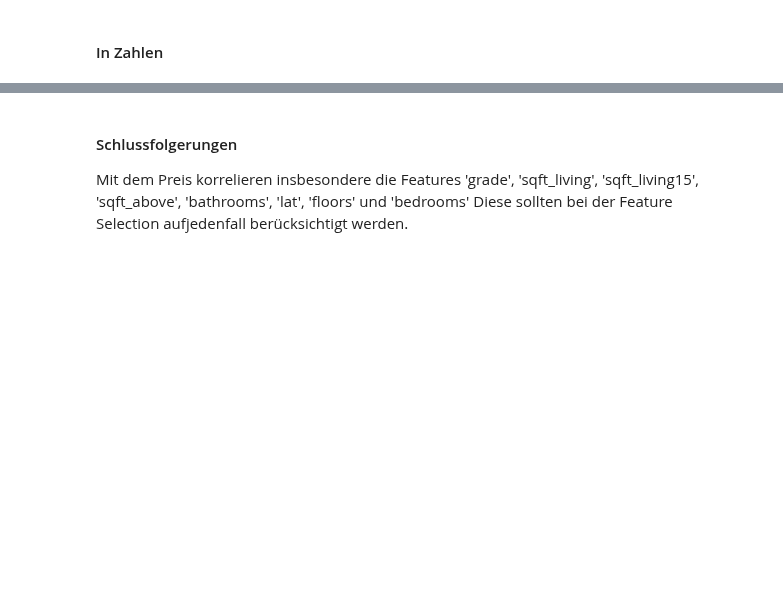
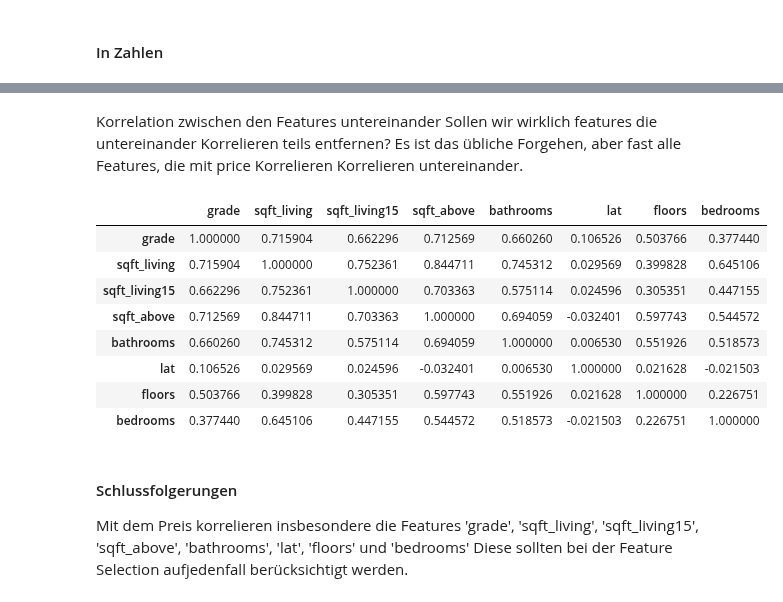
Before and after one commit to robring/advancedDatascience_CaseStudy, a Jupyter notebook: 01_Exploration.ipynb, the cells around one changed output, grey strips where cells are left out. Drawn from its saved outputs; the diff is of its cells as text; code cells hidden in the pictures; blank space fills up the shorter version.

```diff
--- a/01_Exploration.ipynb
+++ b/01_Exploration.ipynb
@@ -77,3 +76,19 @@ Die Korrelation von condition zum Preis: -0.01877991938221285
+# %% [markdown]
+Korrelation zwischen den Features untereinander
+Sollen wir wirklich features die untereinander Korrelieren teils entfernen? Es ist das übliche Forgehen, aber fast alle Features, die mit price Korrelieren Korrelieren untereinander.
+# %%
+#rel_features.remove("price")
+corr.loc[rel_features,rel_features]
+# %% [output]
+|  | grade | sqft_living | sqft_living15 | sqft_above | bathrooms | lat | floors | bedrooms |
+| grade | 1.000000 | 0.715904 | 0.662296 | 0.712569 | 0.660260 | 0.106526 | 0.503766 | 0.377440 |
+| sqft_living | 0.715904 | 1.000000 | 0.752361 | 0.844711 | 0.745312 | 0.029569 | 0.399828 | 0.645106 |
+| sqft_living15 | 0.662296 | 0.752361 | 1.000000 | 0.703363 | 0.575114 | 0.024596 | 0.305351 | 0.447155 |
+| sqft_above | 0.712569 | 0.844711 | 0.703363 | 1.000000 | 0.694059 | -0.032401 | 0.597743 | 0.544572 |
+| bathrooms | 0.660260 | 0.745312 | 0.575114 | 0.694059 | 1.000000 | 0.006530 | 0.551926 | 0.518573 |
+| lat | 0.106526 | 0.029569 | 0.024596 | -0.032401 | 0.006530 | 1.000000 | 0.021628 | -0.021503 |
+| floors | 0.503766 | 0.399828 | 0.305351 | 0.597743 | 0.551926 | 0.021628 | 1.000000 | 0.226751 |
+| bedrooms | 0.377440 | 0.645106 | 0.447155 | 0.544572 | 0.518573 | -0.021503 | 0.226751 | 1.000000 |
 # %% [markdown]
 #### Schlussfolgerungen
 Mit dem Preis korrelieren insbesondere die Features 'grade', 'sqft_living', 'sqft_living15', 'sqft_above', 'bathrooms', 'lat', 'floors' und 'bedrooms' Diese sollten bei der Feature Selection aufjedenfall berücksichtigt werden.
```
Also changed, not shown: parts of 6 cells of this notebook.
